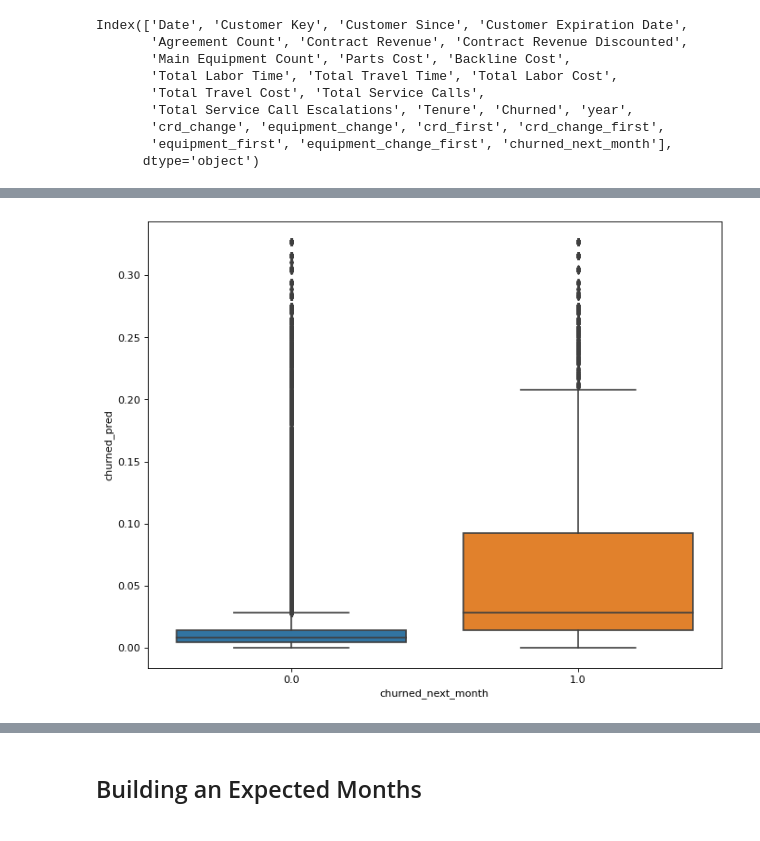
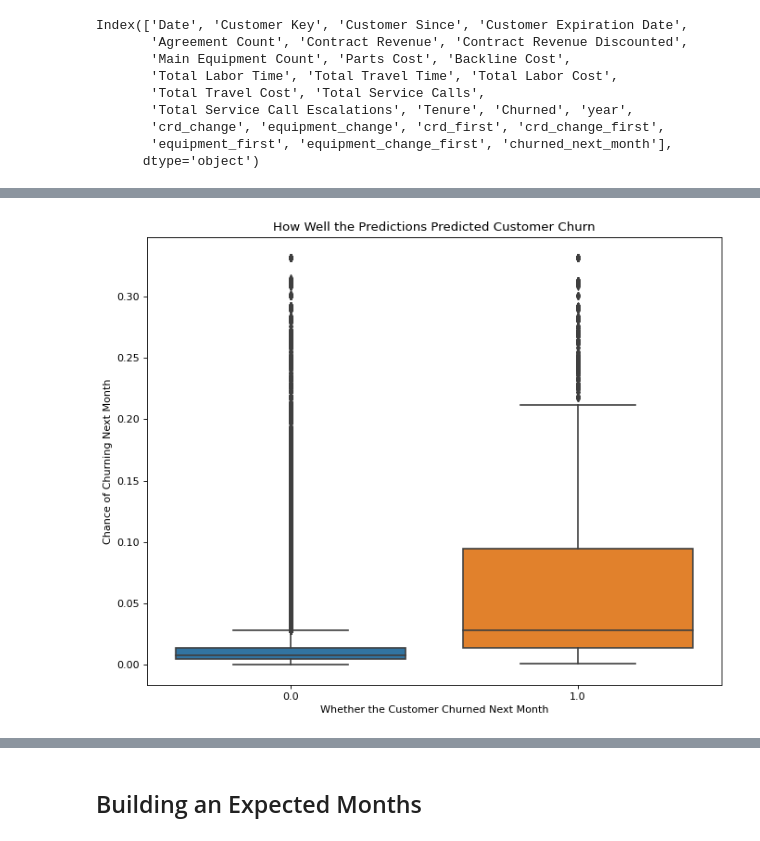
Before and after one commit to tejseth/customer-churn, a Jupyter notebook: si_485.ipynb, the cells around one changed output, grey strips where cells are left out. Cells and saved outputs as stored; diff of their text form; code cells hidden in the pictures.

```diff
--- a/si_485.ipynb
+++ b/si_485.ipynb
@@ -246,10 +245,9 @@ Index(['Date', 'Customer Key', 'Customer Since', 'Customer Expiration Date',
 # %%
 # Start here
 df_no_ids = df_changed[['Agreement Count', 'Contract Revenue Discounted', 'Main Equipment Count',
-                        'Parts Cost', 'Total Labor Time', 'Total Service Calls', 'Tenure', 'year', 'crd_change',
+                        'Parts Cost', 'Total Labor Time', 'Total Service Calls', 'Tenure', 'crd_change',
                         'equipment_change', 'crd_change_first', 'equipment_change_first',
                         'churned_next_month']].dropna()
-df_no_ids = pd.get_dummies(df_no_ids, columns = ['year'])
 df_no_ids.columns
 # %% [output]
 Index(['Agreement Count', 'Contract Revenue Discounted',
@@ -342,6 +325,9 @@ preds.head()
 # %%
 figure(figsize=(10, 8), dpi=80)
 sns.boxplot( x=preds["churned_next_month"], y=preds["churned_pred"])
+plt.xlabel("Whether the Customer Churned Next Month")
+plt.ylabel("Chance of Churning Next Month")
+plt.title("How Well the Predictions Predicted Customer Churn")
 plt.show()
 # %% [output]
-[figure, old version]
+[figure, new version]
```
Also changed, not shown: parts of 20 cells of this notebook.
